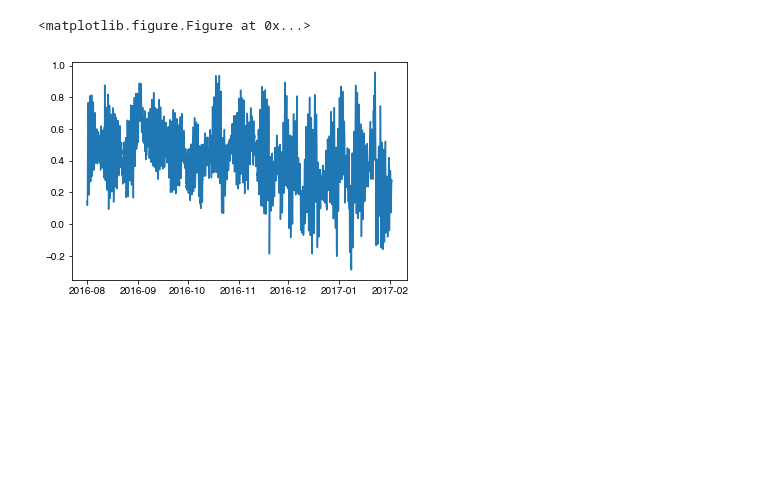
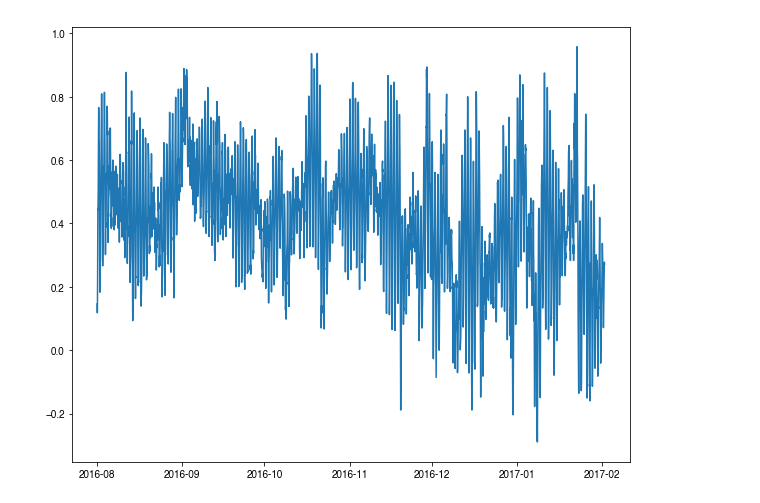
Before and after one commit to dnowacki-usgs/notebooks, a Jupyter notebook: noaa_coops_api.ipynb, the cells around one changed output. Saved outputs shown, nothing was run; the diff lists cells and outputs as text; code cells hidden in the pictures; blank space fills up the shorter version.

```diff
--- a/noaa_coops_api.ipynb
+++ b/noaa_coops_api.ipynb
@@ -71,13 +79,14 @@ def get_coops_data(station, start_date, end_date, product='hourly_height', units
 
     return n
 # %%
-n = get_coops_data(station=8739803, start_date=20160801, end_date=20170201, product='hourly_height')
+product = 'hourly_height'
+n = get_coops_data(station=8739803, start_date=20160801, end_date=20170201, product=product)
 # %%
+%matplotlib inline
 import matplotlib.pyplot as plt
 
-plt.figure()
+plt.figure(figsize=(10,8))
 plt.plot(n['dn'], n['v'])
 plt.show()
 # %% [output]
-<matplotlib.figure.Figure at 0x...>
-[figure, old version]
+[figure, new version]
```
Also changed, not shown: parts of 1 cell of this notebook, 2 other files.
